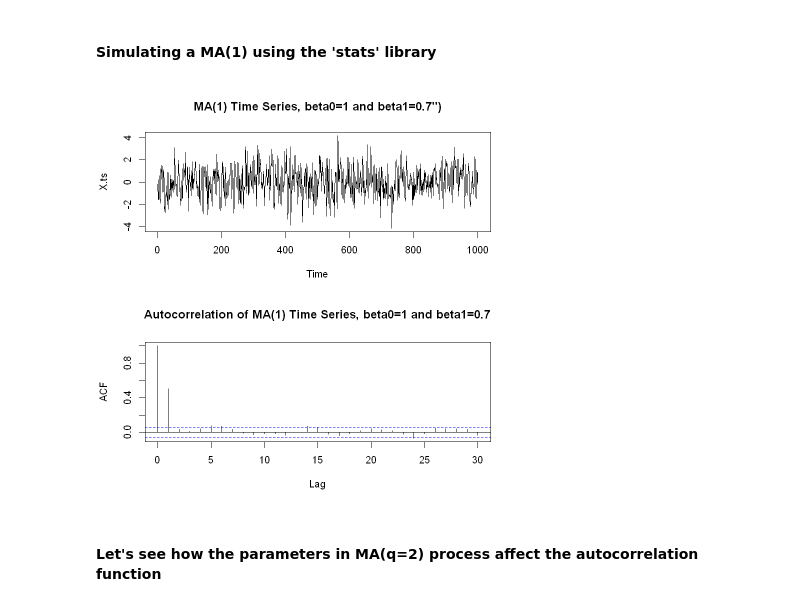
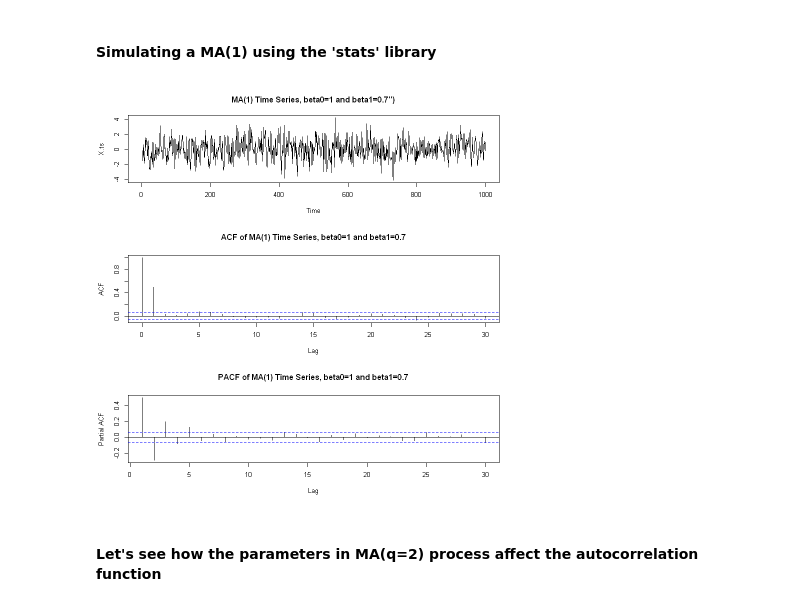
Before and after one commit to ConflictedPhilosopher/Time-series-analysis, a Jupyter notebook: Simulating-Random-Processes.ipynb, the cells around one changed output. Cells and saved outputs as stored; diff of their text form; code cells hidden in the pictures.

```diff
--- a/Simulating-Random-Processes.ipynb
+++ b/Simulating-Random-Processes.ipynb
@@ -47,7 +47,8 @@ for (t in 2:N){
     X[t] = beta0*Z[t] + beta1*Z[t-1]
 }
 X.ts = ts(X)
-par(mfrow=c(2,1))
+par(mfrow=c(3,1))
 plot(X.ts, main='MA(1) Time Series on White Noise, beta0=0.7 and beta1=0.1')
-X.acf = acf(X.ts, main='Autocorrelation of MA(1) Time Series on White Noise, beta0=0.7 and beta1=0.1')
+X.acf = acf(X.ts, main='ACF of MA(1) Time Series on White Noise, beta0=0.7 and beta1=0.1')
+X.pacf = pacf (lag = 30, X.ts, pl = TRUE, main='PACF of MA(1) Time Series on White Noise, beta0=0.7 and beta1=0.1')
 # %% [output]
@@ -57,13 +58,14 @@ X.acf = acf(X.ts, main='Autocorrelation of MA(1) Time Series on White Noise, bet
 # %%
 set.seed(10)
 beta0=1
 beta1=0.7
 X.ts <- arima.sim(list(ma=beta1), n=1000)
-par(mfrow=c(2,1))
+par(mfrow=c(3,1))
 plot(X.ts, main='MA(1) Time Series, beta0=1 and beta1=0.7")')
-X.acf = acf(X.ts, main='Autocorrelation of MA(1) Time Series, beta0=1 and beta1=0.7')
+X.acf = acf(X.ts, main='ACF of MA(1) Time Series, beta0=1 and beta1=0.7')
+pacf(X.ts, lag=30, main='PACF of MA(1) Time Series, beta0=1 and beta1=0.7')
 # %% [output]
-[figure, old version]
+[figure, new version]
 # %% [markdown]
 #### Let's see how the parameters in MA(q=2) process affect the autocorrelation function
 # %%
```
Also changed, not shown: parts of 4 cells of this notebook, 12 other files.
